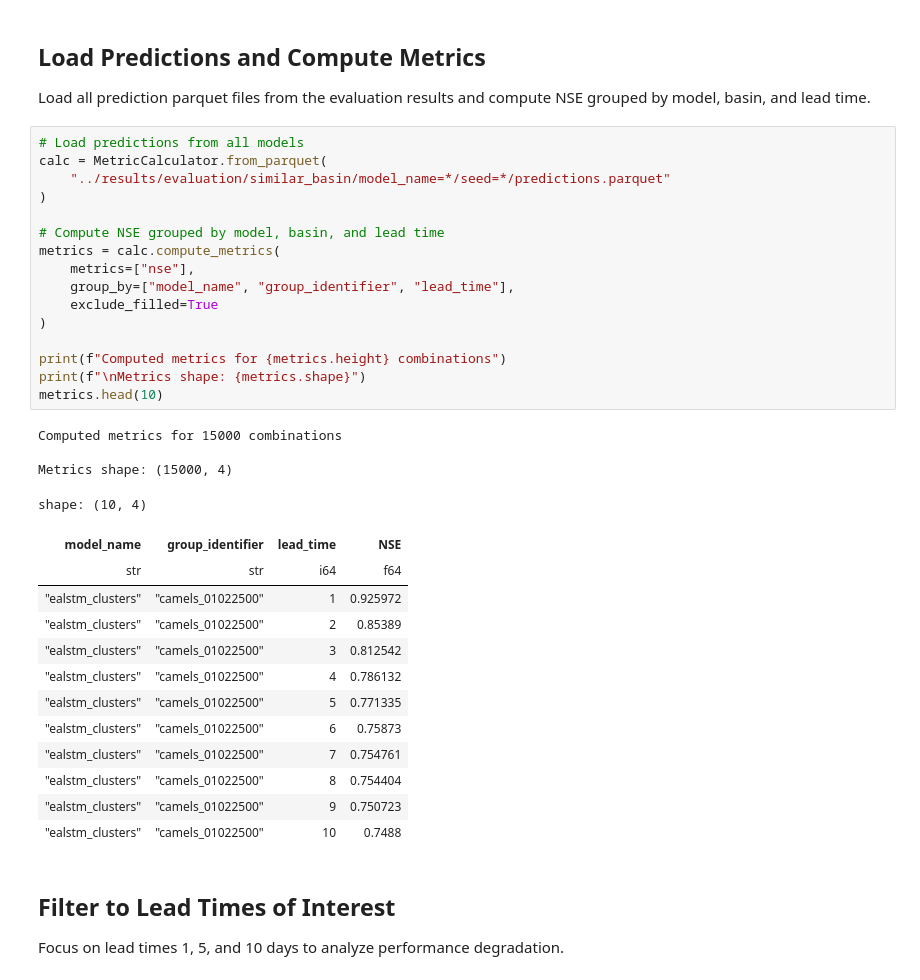
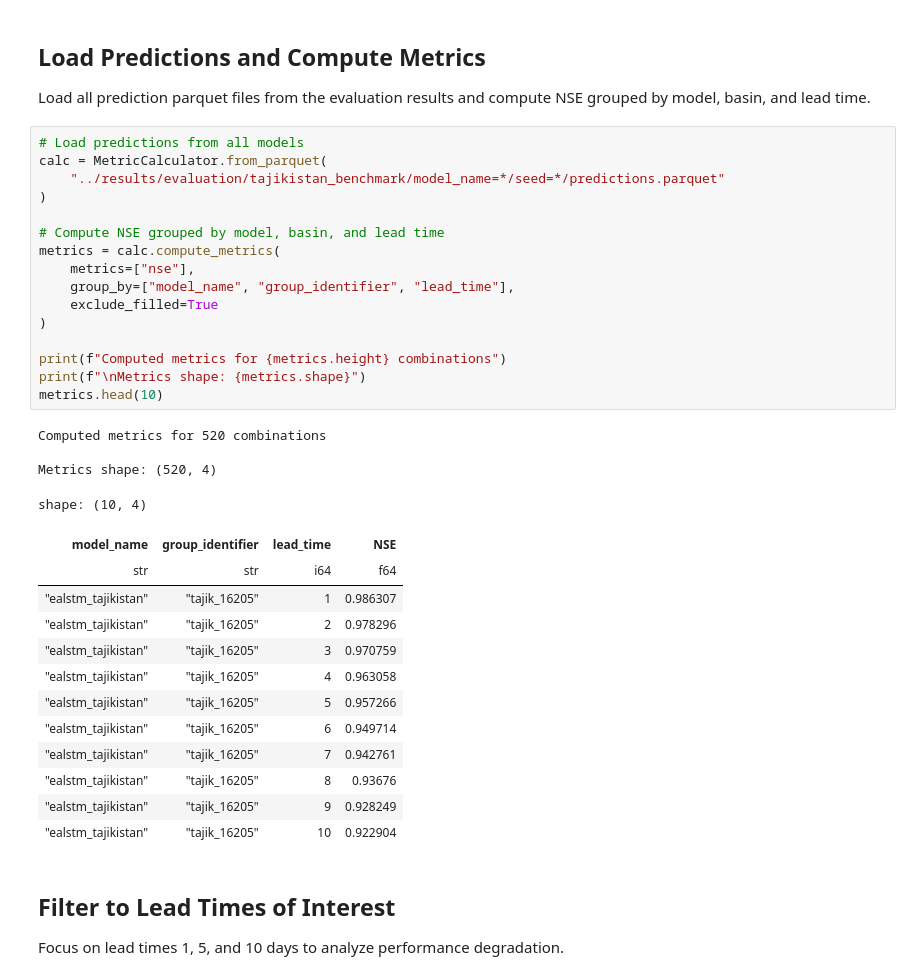
Before and after one commit to CooperBigFoot/publication-experiments, a Jupyter notebook: notebooks/forecast_performance_analysis.ipynb, the cells around one changed output. Saved outputs shown, nothing was run; the diff lists cells and outputs as text.

```diff
--- a/notebooks/forecast_performance_analysis.ipynb
+++ b/notebooks/forecast_performance_analysis.ipynb
@@ -18,36 +18,36 @@ Load all prediction parquet files from the evaluation results and compute NSE gr
 # %%
 # Load predictions from all models
 calc = MetricCalculator.from_parquet(
-    "../results/evaluation/similar_basin/model_name=*/seed=*/predictions.parquet"
+    "../results/evaluation/tajikistan_benchmark/model_name=*/seed=*/predictions.parquet"
 )
 
 # Compute NSE grouped by model, basin, and lead time
 metrics = calc.compute_metrics(
     metrics=["nse"],
     group_by=["model_name", "group_identifier", "lead_time"],
     exclude_filled=True
 )
 
 print(f"Computed metrics for {metrics.height} combinations")
 print(f"\nMetrics shape: {metrics.shape}")
 metrics.head(10)
 # %% [output]
-Computed metrics for 15000 combinations
+Computed metrics for 520 combinations
 
-Metrics shape: (15000, 4)
+Metrics shape: (520, 4)
 shape: (10, 4)
 | model_name | group_identifier | lead_time | NSE |
 | str | str | i64 | f64 |
-| "ealstm_clusters" | "camels_01022500" | 1 | 0.925972 |
-| "ealstm_clusters" | "camels_01022500" | 2 | 0.85389 |
-| "ealstm_clusters" | "camels_01022500" | 3 | 0.812542 |
-| "ealstm_clusters" | "camels_01022500" | 4 | 0.786132 |
-| "ealstm_clusters" | "camels_01022500" | 5 | 0.771335 |
-| "ealstm_clusters" | "camels_01022500" | 6 | 0.75873 |
-| "ealstm_clusters" | "camels_01022500" | 7 | 0.754761 |
-| "ealstm_clusters" | "camels_01022500" | 8 | 0.754404 |
-| "ealstm_clusters" | "camels_01022500" | 9 | 0.750723 |
-| "ealstm_clusters" | "camels_01022500" | 10 | 0.7488 |
+| "ealstm_tajikistan" | "tajik_16205" | 1 | 0.986307 |
+| "ealstm_tajikistan" | "tajik_16205" | 2 | 0.978296 |
+| "ealstm_tajikistan" | "tajik_16205" | 3 | 0.970759 |
+| "ealstm_tajikistan" | "tajik_16205" | 4 | 0.963058 |
+| "ealstm_tajikistan" | "tajik_16205" | 5 | 0.957266 |
+| "ealstm_tajikistan" | "tajik_16205" | 6 | 0.949714 |
+| "ealstm_tajikistan" | "tajik_16205" | 7 | 0.942761 |
+| "ealstm_tajikistan" | "tajik_16205" | 8 | 0.93676 |
+| "ealstm_tajikistan" | "tajik_16205" | 9 | 0.928249 |
+| "ealstm_tajikistan" | "tajik_16205" | 10 | 0.922904 |
 # %% [markdown]
 ## Filter to Lead Times of Interest
 
```
Also changed, not shown: parts of 3 cells of this notebook, 8 other files.
